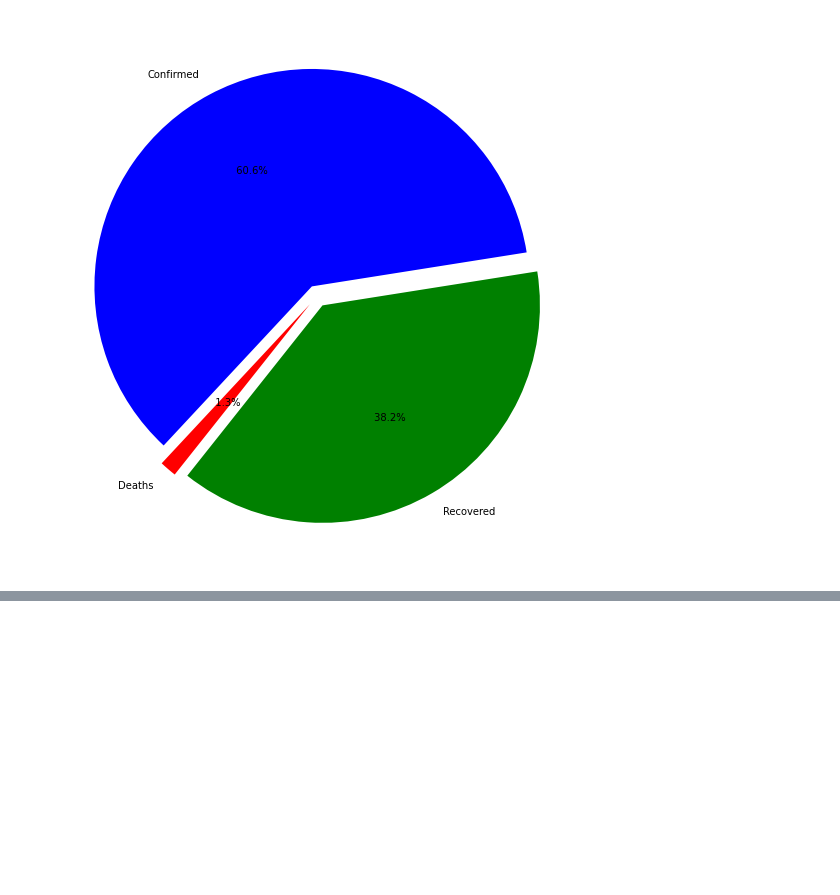
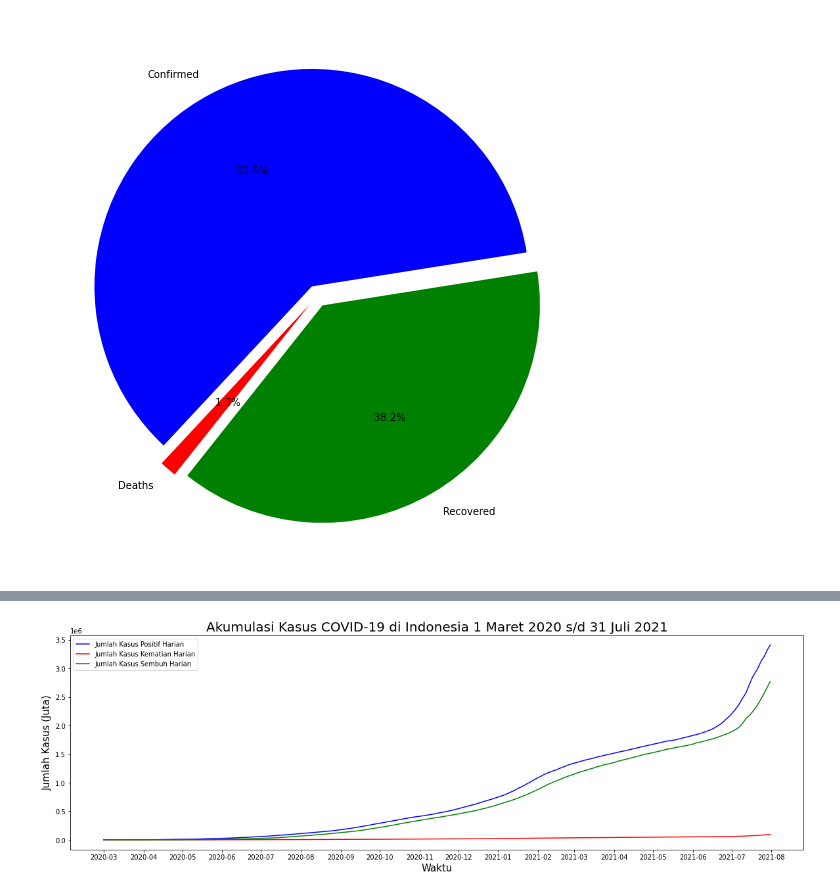
Before and after one commit to ReynaraEzra/Data-Science-Trainee, a Jupyter notebook: JSC.ipynb, the cells around one changed output, grey strips where cells are left out. Drawn from its saved outputs; the diff is of its cells as text; code cells hidden in the pictures; blank space fills up the shorter version.

```diff
--- a/JSC.ipynb
+++ b/JSC.ipynb
@@ -373,3 +373,6 @@ plt.pie(value, labels=labels, autopct='%5.1f%%', startangle=9, explode =explode,
 centre_circle = plt.Circle((0,0),0.70,fc='white')
 # %% [output]
 [figure]
+# %%
+dff = pd.read_excel("/content/drive/MyDrive/DST/Daily Update Data Agregat Covid-19 Jakarta.xlsx", sheet_name="Data Indonesia dan Jakarta")
+dff.head()
@@ -375,0 +395,3 @@ centre_circle = plt.Circle((0,0),0.70,fc='white')
+# %%
+data_jkt_new = dff[dff['Tanggal']>'2020-01-29']
+data_jkt_new.columns
@@ -375,0 +429,19 @@ centre_circle = plt.Circle((0,0),0.70,fc='white')
+# %%
+from matplotlib.dates import MonthLocator, DateFormatter
+
+fig, ax = plt.subplots()
+fig.set_size_inches(20, 6)
+
+ax.plot(data_jkt_new['Tanggal'], data_jkt_new['Positif (Indonesia)'], color='blue', label='Jumlah Kasus Positif Harian')
+ax.plot(data_jkt_new['Tanggal'], data_jkt_new['Meninggal (Indonesia)'], color='red', label='Jumlah Kasus Kematian Harian')
+ax.plot(data_jkt_new['Tanggal'], data_jkt_new['Sembuh (Indonesia)'], color='green', label='Jumlah Kasus Sembuh Harian')
+ax.set_xlabel('Waktu', fontsize=15)
+ax.xaxis.set_major_locator(MonthLocator())
+ax.xaxis.set_major_formatter(DateFormatter('%Y-%m'))
+ax.set_ylabel('Jumlah Kasus (Juta)', fontsize=15)
+ax.set_title('Akumulasi Kasus COVID-19 di Indonesia 1 Maret 2020 s/d 31 Juli 2021', fontsize=20)
+ax.legend()
+
+plt.show()
+# %% [output]
+[figure, added]
```
Also changed, not shown: parts of 20 cells of this notebook.
